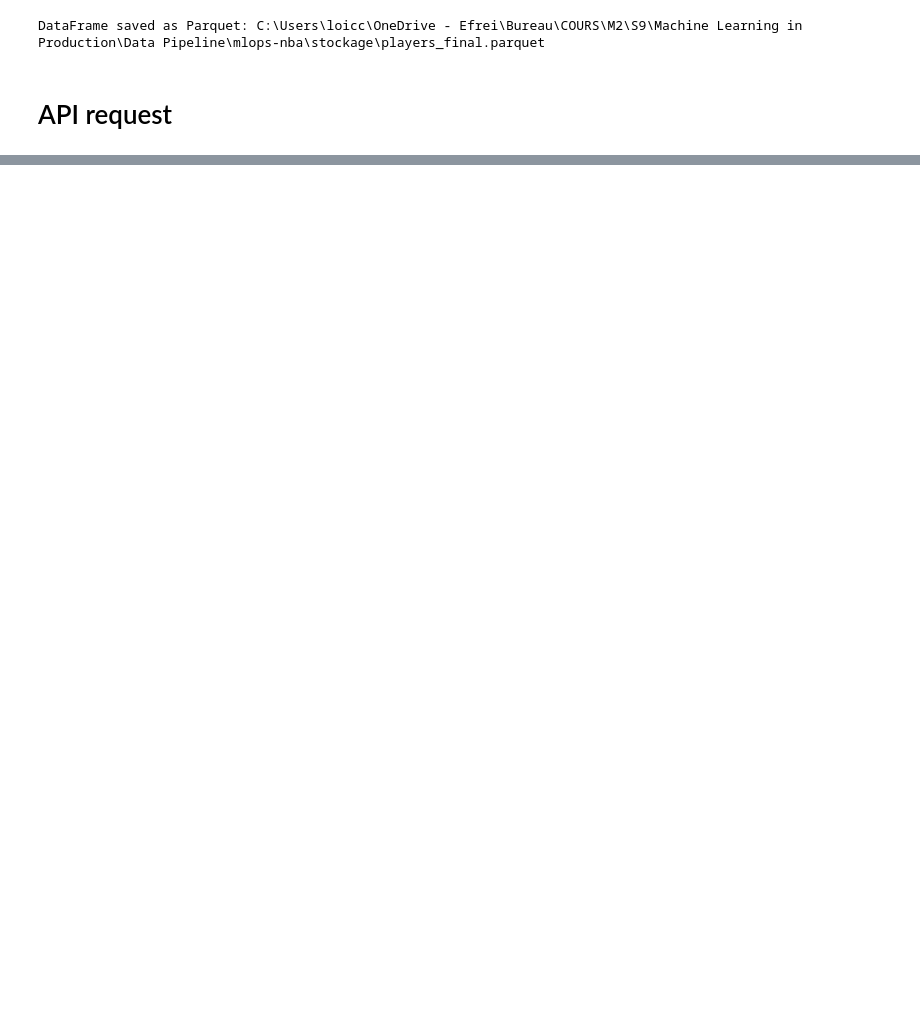
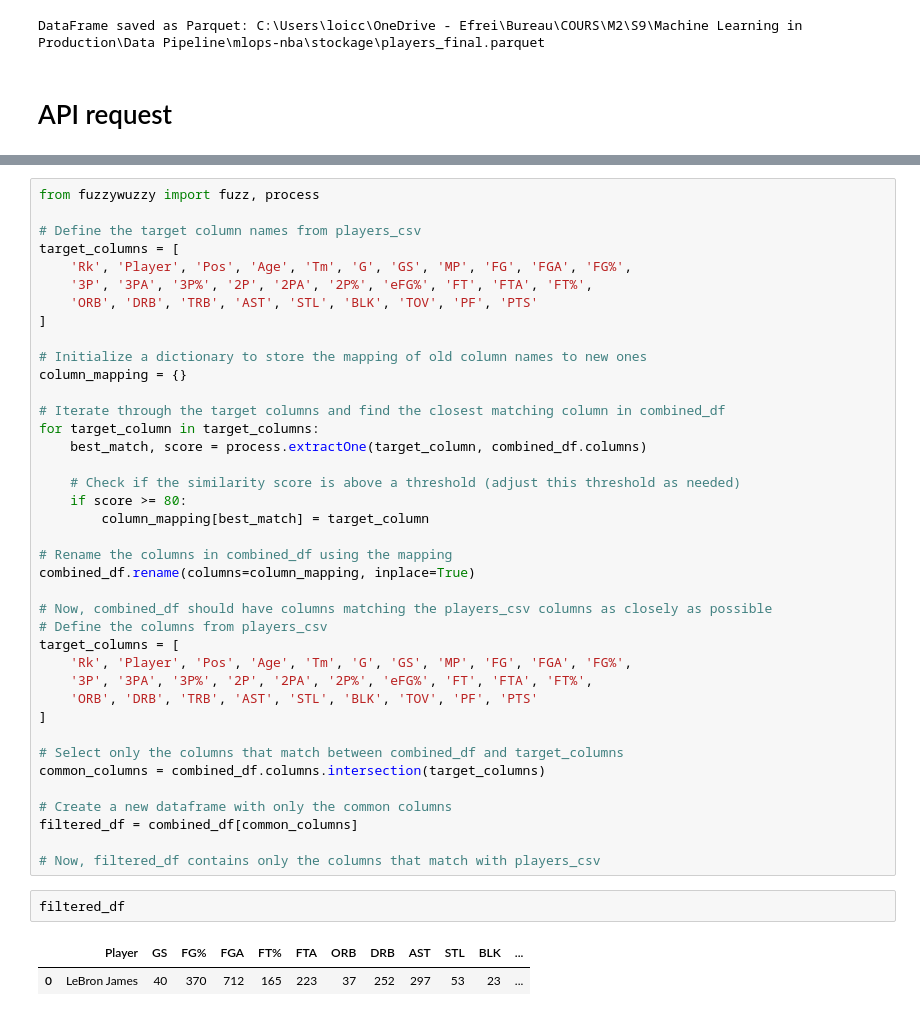
Before and after one commit to LoicCASSAN/mlops-nba, a Jupyter notebook: mlops_nba/main.ipynb, the cells around one changed output, grey strips where cells are left out. Saved outputs shown, nothing was run; the diff lists cells and outputs as text; blank space fills up the shorter version.

```diff
--- a/mlops_nba/main.ipynb
+++ b/mlops_nba/main.ipynb
@@ -138,0 +229,44 @@ print(df.head())
+# %%
+from fuzzywuzzy import fuzz, process
+
+# Define the target column names from players_csv
+target_columns = [
+    'Rk', 'Player', 'Pos', 'Age', 'Tm', 'G', 'GS', 'MP', 'FG', 'FGA', 'FG%',
+    '3P', '3PA', '3P%', '2P', '2PA', '2P%', 'eFG%', 'FT', 'FTA', 'FT%',
+    'ORB', 'DRB', 'TRB', 'AST', 'STL', 'BLK', 'TOV', 'PF', 'PTS'
+]
+
+# Initialize a dictionary to store the mapping of old column names to new ones
+column_mapping = {}
+
+# Iterate through the target columns and find the closest matching column in combined_df
+for target_column in target_columns:
+    best_match, score = process.extractOne(target_column, combined_df.columns)
+
+    # Check if the similarity score is above a threshold (adjust this threshold as needed)
+    if score >= 80:
+        column_mapping[best_match] = target_column
+
+# Rename the columns in combined_df using the mapping
+combined_df.rename(columns=column_mapping, inplace=True)
+
+# Now, combined_df should have columns matching the players_csv columns as closely as possible
+# Define the columns from players_csv
+target_columns = [
+    'Rk', 'Player', 'Pos', 'Age', 'Tm', 'G', 'GS', 'MP', 'FG', 'FGA', 'FG%',
+    '3P', '3PA', '3P%', '2P', '2PA', '2P%', 'eFG%', 'FT', 'FTA', 'FT%',
+    'ORB', 'DRB', 'TRB', 'AST', 'STL', 'BLK', 'TOV', 'PF', 'PTS'
+]
+
+# Select only the columns that match between combined_df and target_columns
+common_columns = combined_df.columns.intersection(target_columns)
+
+# Create a new dataframe with only the common columns
+filtered_df = combined_df[common_columns]
+
+# Now, filtered_df contains only the columns that match with players_csv
+# %%
+filtered_df
+# %% [output]
+|  | Player | GS | FG% | FGA | FT% | FTA | ORB | DRB | AST | STL | BLK | ... |
+| 0 | LeBron James | 40 | 370 | 712 | 165 | 223 | 37 | 252 | 297 | 53 | 23 | ... |
```
Also changed, not shown: parts of 16 cells of this notebook.
